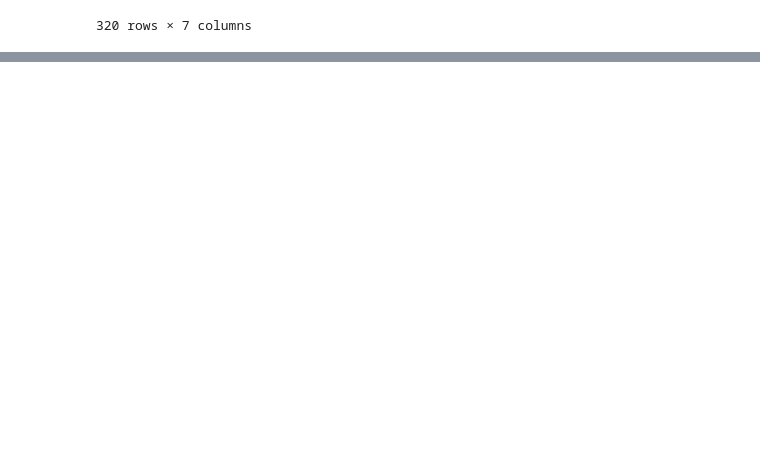
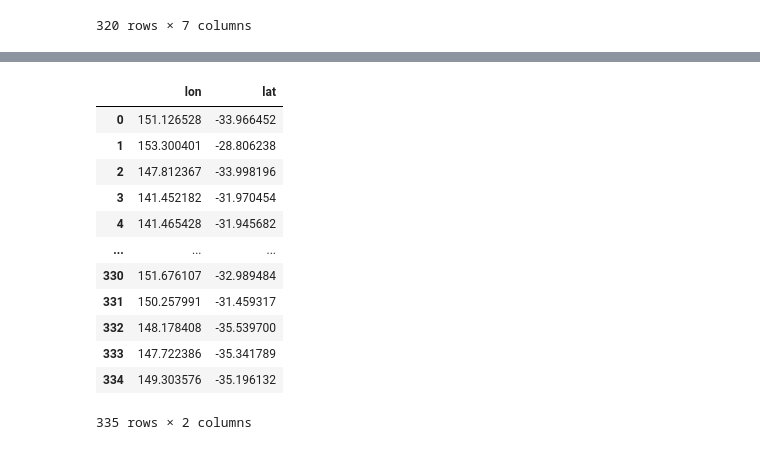
Before and after one commit to VespenGas/PythonProjs, a Jupyter notebook: ProjDS/df_analysis.ipynb, the cells around one changed output, grey strips where cells are left out. Drawn from its saved outputs; the diff is of its cells as text; code cells hidden in the pictures; blank space fills up the shorter version.

```diff
--- a/ProjDS/df_analysis.ipynb
+++ b/ProjDS/df_analysis.ipynb
@@ -48,0 +108,18 @@ df
+# %%
+df_predicted_result = pd.DataFrame(list(df[df['number_of_clusters']==335].sample(1)['cluster_center'])[0], columns=[['lon', 'lat']])
+# %%
+df_predicted_result
+# %% [output]
+|  | lon | lat |
+| 0 | 151.126528 | -33.966452 |
+| 1 | 153.300401 | -28.806238 |
+| 2 | 147.812367 | -33.998196 |
+| 3 | 141.452182 | -31.970454 |
+| 4 | 141.465428 | -31.945682 |
+| ... | ... | ... |
+| 330 | 151.676107 | -32.989484 |
+| 331 | 150.257991 | -31.459317 |
+| 332 | 148.178408 | -35.539700 |
+| 333 | 147.722386 | -35.341789 |
+| 334 | 149.303576 | -35.196132 |
+335 rows × 2 columns
```
Also changed, not shown: parts of 14 cells of this notebook, 7 other files.
